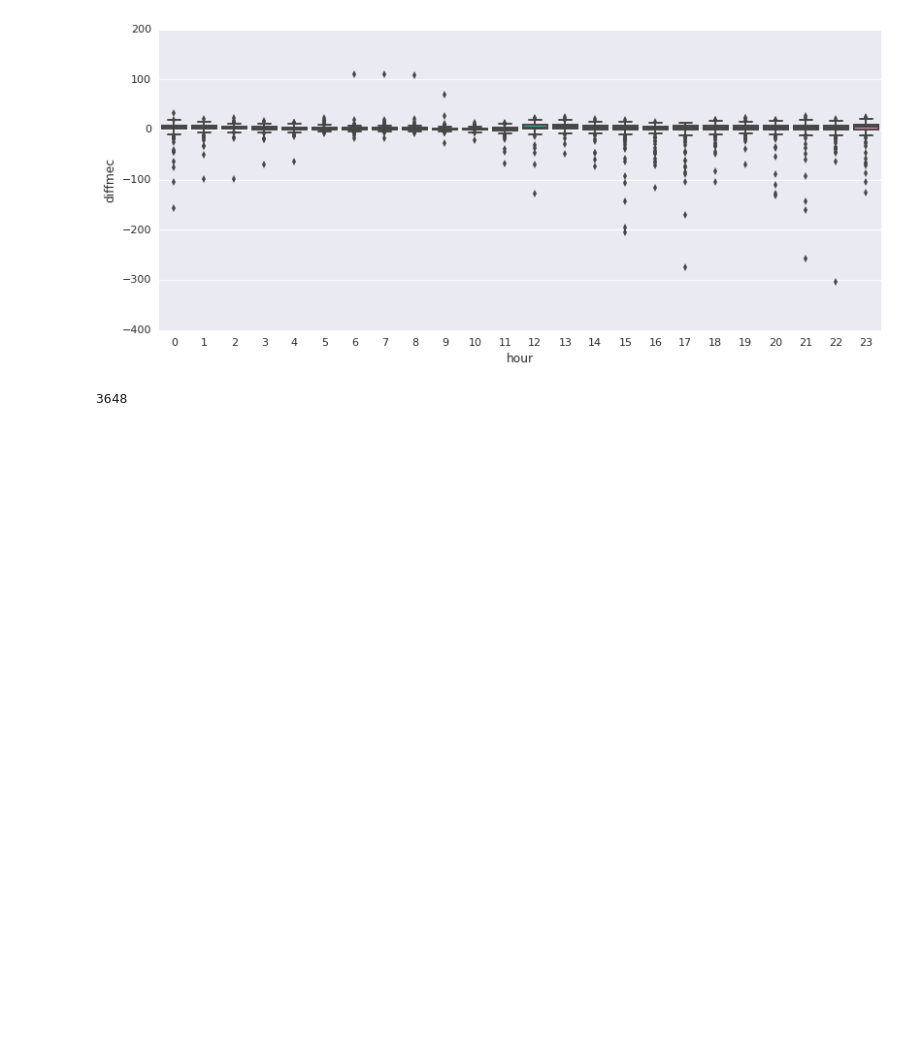
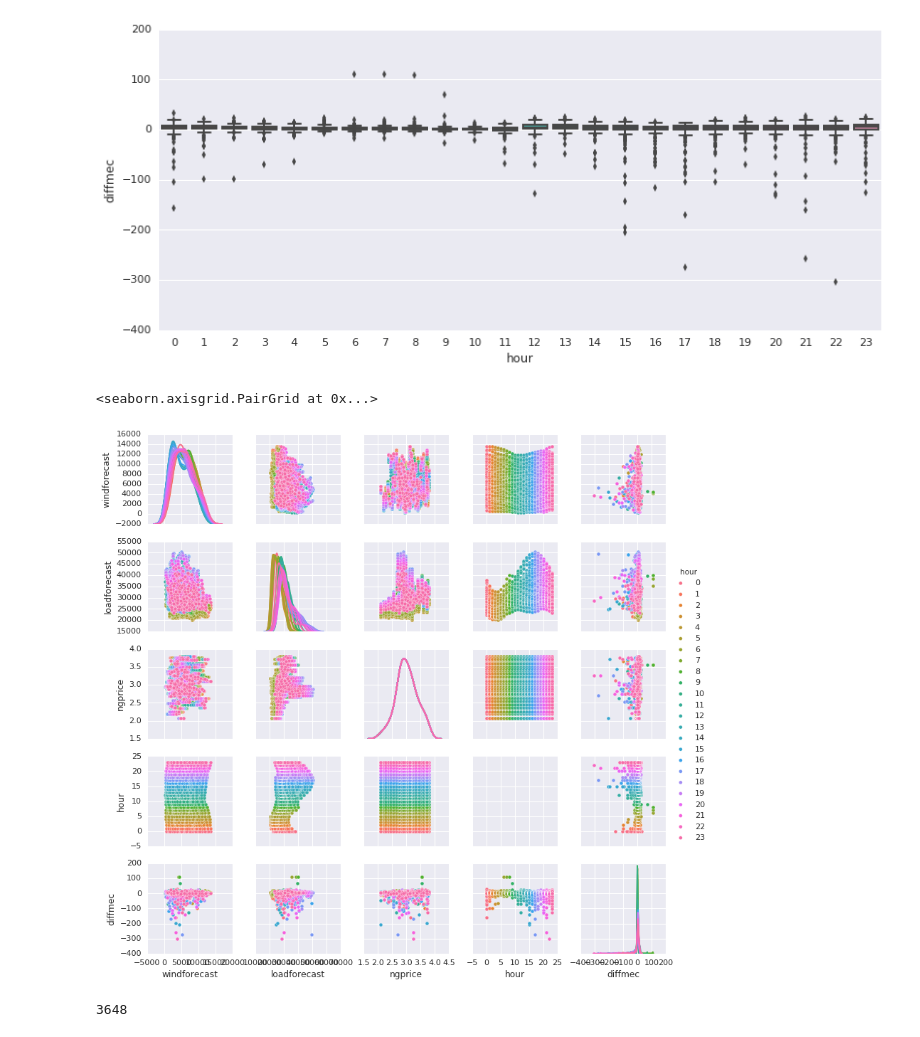
Before and after one commit to drewgray/spp-da-price-forecast, a Jupyter notebook: SPP_dart_prices.ipynb, the cells around one changed output. Cells and saved outputs as stored; diff of their text form; code cells hidden in the pictures; blank space fills up the shorter version.

```diff
--- a/SPP_dart_prices.ipynb
+++ b/SPP_dart_prices.ipynb
@@ -159,8 +159,8 @@ data.head()
 | 2016-08-01 04:00:00 | 9228.14 | 2016-08-01 | 29909 | 2.97 | 4 | 19.6931 | 16.4011 | 3.2920 |
 # %%
 tt = data.copy()
-#tt.drop('date', axis=1,inplace=True)
+tt.drop('date', axis=1,inplace=True)
 #tt.drop('hour', axis=1,inplace=True)
-#tt.drop('damec', axis=1,inplace=True)
-#tt.drop('rtmec', axis=1,inplace=True)
+tt.drop('damec', axis=1,inplace=True)
+tt.drop('rtmec', axis=1,inplace=True)
 #pd.tools.plotting.scatter_matrix(tt)
@@ -192,6 +197,11 @@ seaborn.boxplot(tt['hour'], tt['diffmec'], ax=ax)
 # %% [output]
 <matplotlib.axes._subplots.AxesSubplot at 0x...>
 [figure]
+# %%
+seaborn.pairplot(tt, hue='hour', diag_kind='kde', size=2)
+# %% [output]
+<seaborn.axisgrid.PairGrid at 0x...>
+[figure, added]
 # %%
 #do linear regression using gradient descent
 
```
Also changed, not shown: parts of 1 cell of this notebook, 4 other files.
